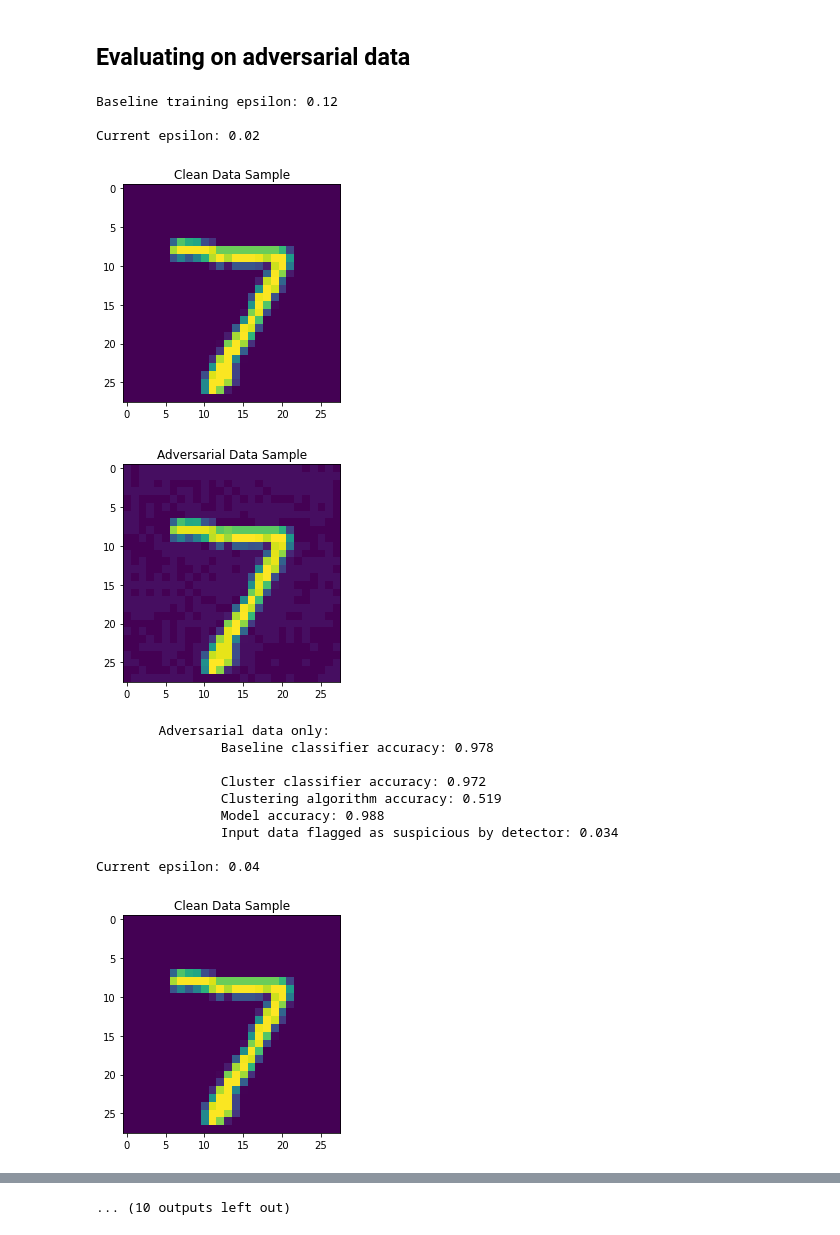
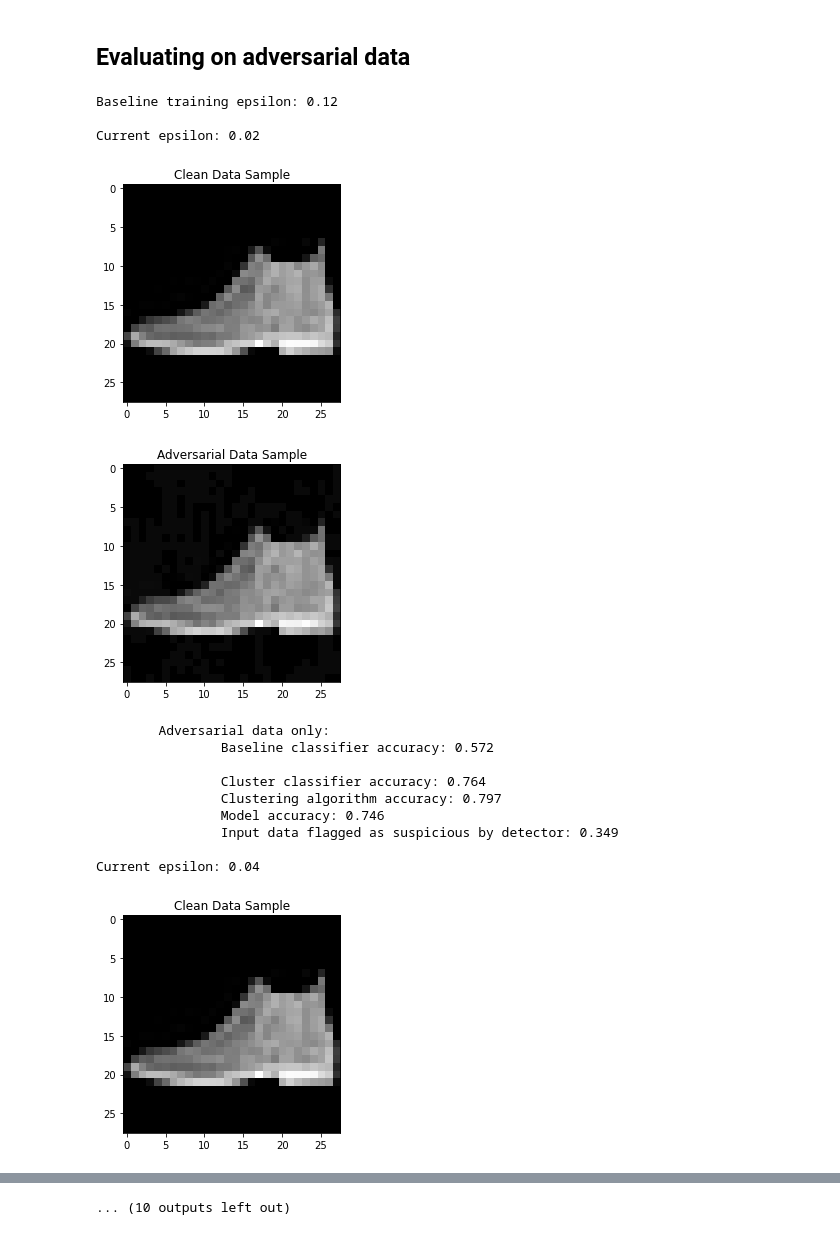
Before and after one commit to aranganath/Adversarial, a Jupyter notebook: Adversarial_Sample_Detection_with_Clustering.ipynb, the cells around one changed output, grey strips where cells are left out. Drawn from its saved outputs; the diff is of its cells as text; code cells hidden in the pictures.

Commit message:
Applied the clustering classifier model to FMNIST and grayscale CIFAR-10.

```diff
--- a/Adversarial_Sample_Detection_with_Clustering.ipynb
+++ b/Adversarial_Sample_Detection_with_Clustering.ipynb
@@ -22,17 +22,21 @@ from ClusteringAdvClassifier import ClusterAdversarialClassifier as Classifier
 ## Load Data
 # %%
 # MNIST
-X_train, y_train, X_test, y_test = utils.load_mnist()
+# X_train, y_train, X_test, y_test = utils.load_mnist()
+# dataset = "MNIST"
+# channels, size, classes = 1, 28, 10
+# dimensions = (size, size)
+
+# Fashion MNIST
+X_train, y_train, X_test, y_test = utils.load_fashion_mnist()
+dataset = "FMNIST"
 channels, size, classes = 1, 28, 10
 dimensions = (size, size)
 
-# Fashion MNIST
-#X_train, y_train, X_test, y_test = utils.load_fashion_mnist()
-#channels, size, classes = 1, 28, 10
-#dimensions = (size, size)
-
-# CIFAR-10
+# CIFAR-10 # grayscale
 # X_train, y_train, X_test, y_test = utils.load_cifar10()
-# channels, size, classes = 3, 32, 10
+# X_train, X_test = utils.RGB_to_gray(X_train), utils.RGB_to_gray(X_test)
+# dataset = "GRAY_CIFAR10"
+# channels, size, classes = 1, 32, 10
 # dimensions = (size, size, channels)
 # %% [markdown]
@@ -40,12 +44,18 @@ dimensions = (size, size)
 # %%
-#baseline_model = utils.load_VGG('trained_models/baseline_model.pt')
-baseline_model = utils.load_VGG('trained_models/initial_model.pt')
+adversarially_trained = True
+
+if adversarially_trained:
+    model_name = 'adv_trained_'+ dataset + '_model'
+else:
+    model_name = dataset + '_model'
+
+baseline_model = utils.load_VGG('trained_models/' + model_name + '.pt')
 # %% [markdown]
 ## Train Clustering Classifier
 # %% [markdown]
 ### Load Base Neural Network For Clustering Detector/Classifier
 # %%
-model = utils.load_VGG('trained_models/initial_model.pt')
+model = utils.load_VGG('trained_models/' + model_name + '.pt')
 # %% [markdown]
 ### Input Space (Dimensionality Reduction) Transforms - optional
 # %%
@@ -71,6 +81,6 @@ model = utils.load_VGG('trained_models/initial_model.pt')
 #transformer = cluster.FeatureAgglomeration(n_clusters=10)
 
 # Discrete Cosine Transform
-transformer = DCTDimReducer(dimensions, coef_size_reduction=16)
+transformer = DCTDimReducer([size, size], coef_size_reduction=16)
 # %% [markdown]
 ### Fitting the clustering classifier on clean data
@@ -168,44 +121,44 @@ for eps in test_eps:
 
     print("\nCurrent epsilon: %.2f" % (eps))
 
-    plt.imshow(X_test[0].reshape(dimensions))
+    plt.imshow(X_test[0].reshape(dimensions), cmap='gray')
     plt.title("Clean Data Sample")
     plt.show()
 
-    plt.imshow(adv_test_data[0].reshape(dimensions))
+    plt.imshow(adv_test_data[0].reshape(dimensions), cmap='gray')
     plt.title("Adversarial Data Sample")
     plt.show()
 
     # Testing both classifiers on adversarial data only
     # Baseline accuracy
     baseline_performance[str(eps)] = utils.eval_model(baseline_model, adv_test_data, y_test)
 
     print("\tAdversarial data only:")
     print("\t\tBaseline classifier accuracy: %.3f" % (baseline_performance[str(eps)]))
 
     # Clustering classifier and adversarial detection accuracy
     clustering_classifier_performance[str(eps)] = classifier.score(adv_test_data, y_test)
     cluster_accuracy[str(eps)] = classifier.cluster_accuracy
     cnn_accuracy[str(eps)] = classifier.cnn_accuracy
     clustering_detector_performance[str(eps)] = classifier.proportion_flagged
 
     print("\n\t\tCluster classifier accuracy: %.3f" % (clustering_classifier_performance[str(eps)]))
     print("\t\tClustering algorithm accuracy: %.3f" % (cluster_accuracy[str(eps)]))
     print("\t\tModel accuracy: %.3f" % (cnn_accuracy[str(eps)]))
     print("\t\tInput data flagged as suspicious by detector: %.3f" % (clustering_detector_performance[str(eps)]))
 # %% [output]
 Baseline training epsilon: 0.12
 
 Current epsilon: 0.02
-[figure, old version]
+[figure, new version]
-[figure, old version]
+[figure, new version]
         Adversarial data only:
-                Baseline classifier accuracy: 0.978
+                Baseline classifier accuracy: 0.572
 
-                Cluster classifier accuracy: 0.972
-                Clustering algorithm accuracy: 0.519
-                Model accuracy: 0.988
-                Input data flagged as suspicious by detector: 0.034
+                Cluster classifier accuracy: 0.764
+                Clustering algorithm accuracy: 0.797
+                Model accuracy: 0.746
+                Input data flagged as suspicious by detector: 0.349
 
 Current epsilon: 0.04
-[figure, old version]
+[figure, new version]
```
Also changed, not shown: parts of 5 cells of this notebook, 10 other files.
